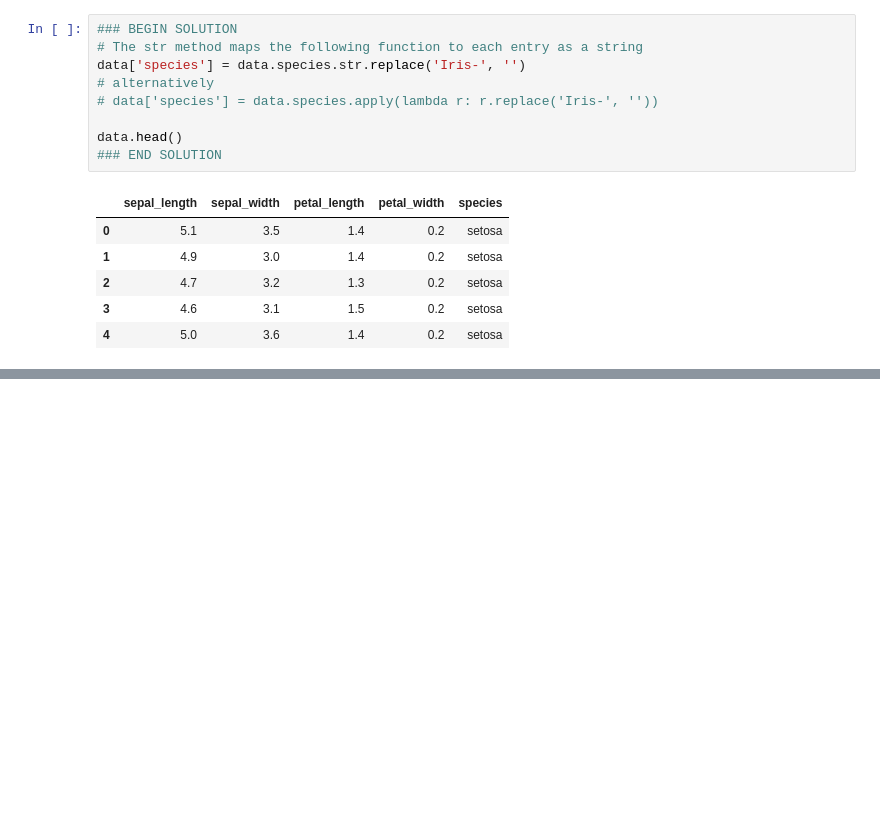
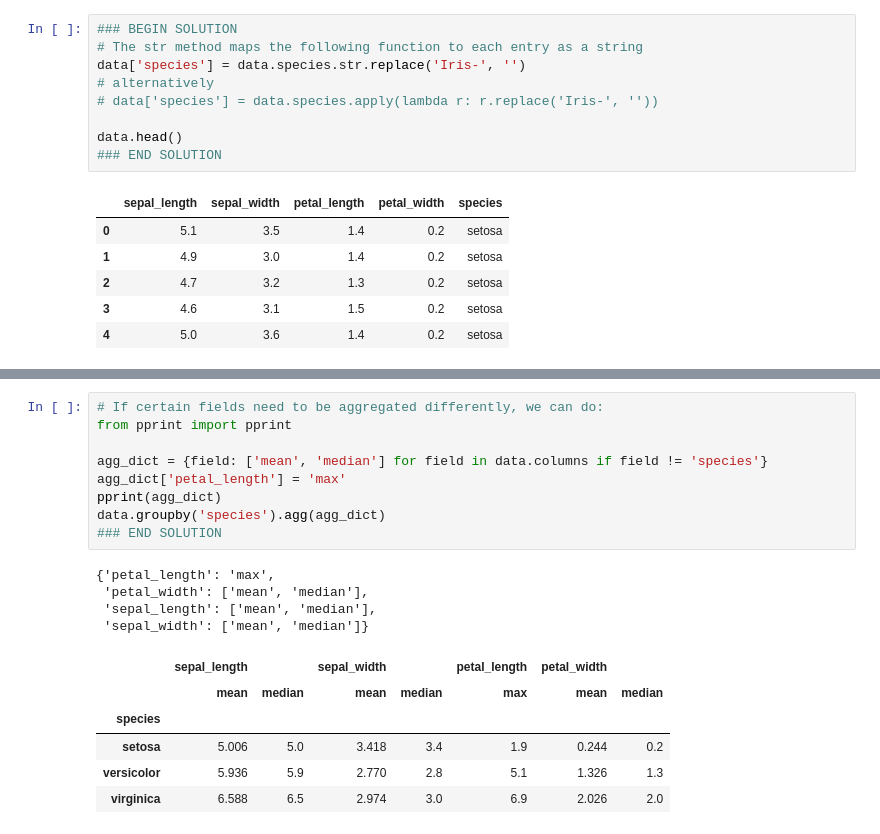
Before and after one commit to xxy1226/ML-Exercises, a Jupyter notebook: Coursera-IBM/IBM - 01 Exploratory Data Analysis for Machine Learning/03DEMO_EDA.ipynb, the cells around one changed output, grey strips where cells are left out. Cells and saved outputs as stored; diff of their text form; blank space fills up the shorter version.

```diff
--- a/Coursera-IBM/IBM - 01 Exploratory Data Analysis for Machine Learning/03DEMO_EDA.ipynb
+++ b/Coursera-IBM/IBM - 01 Exploratory Data Analysis for Machine Learning/03DEMO_EDA.ipynb
@@ -70,0 +155,20 @@ data.head()
+# %%
+# If certain fields need to be aggregated differently, we can do:
+from pprint import pprint
+
+agg_dict = {field: ['mean', 'median'] for field in data.columns if field != 'species'}
+agg_dict['petal_length'] = 'max'
+pprint(agg_dict)
+data.groupby('species').agg(agg_dict)
+### END SOLUTION
+# %% [output]
+{'petal_length': 'max',
+ 'petal_width': ['mean', 'median'],
+ 'sepal_length': ['mean', 'median'],
+ 'sepal_width': ['mean', 'median']}
+|  | sepal_length |  | sepal_width |  | petal_length | petal_width |  |
+|  | mean | median | mean | median | max | mean | median |
+| species |  |  |  |  |  |  |  |
+| setosa | 5.006 | 5.0 | 3.418 | 3.4 | 1.9 | 0.244 | 0.2 |
+| versicolor | 5.936 | 5.9 | 2.770 | 2.8 | 5.1 | 1.326 | 1.3 |
+| virginica | 6.588 | 6.5 | 2.974 | 3.0 | 6.9 | 2.026 | 2.0 |
```
Also changed, not shown: parts of 11 cells of this notebook, 6 other files.
